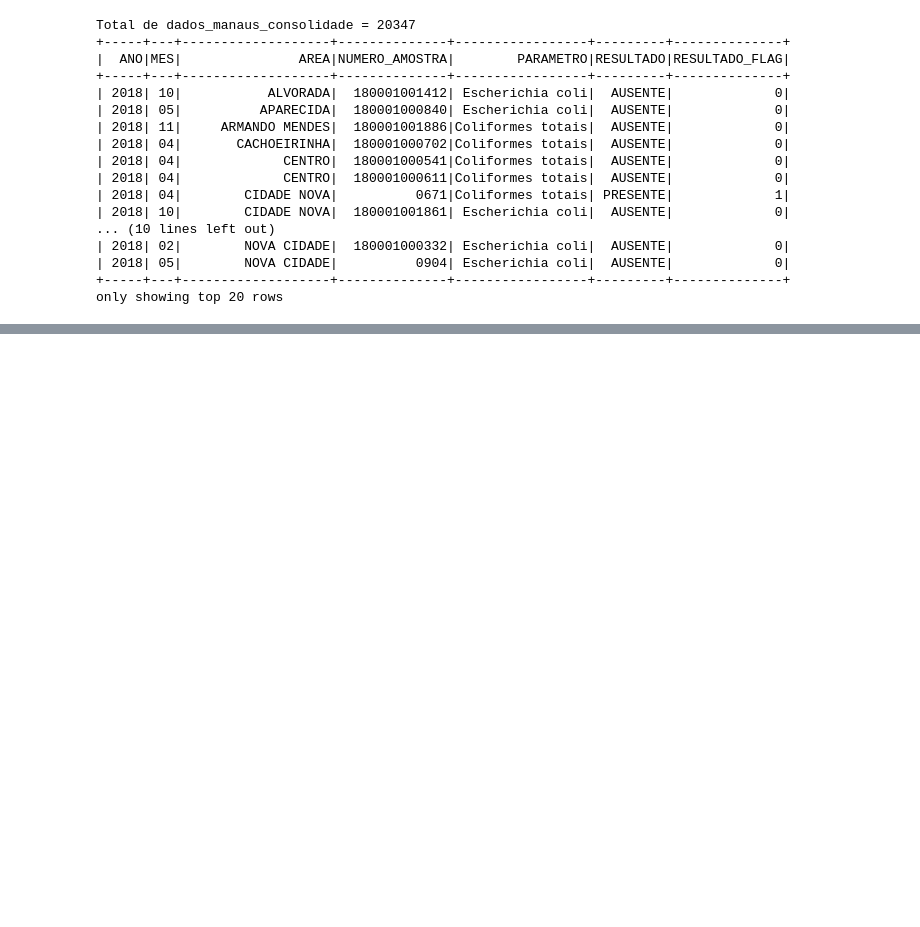
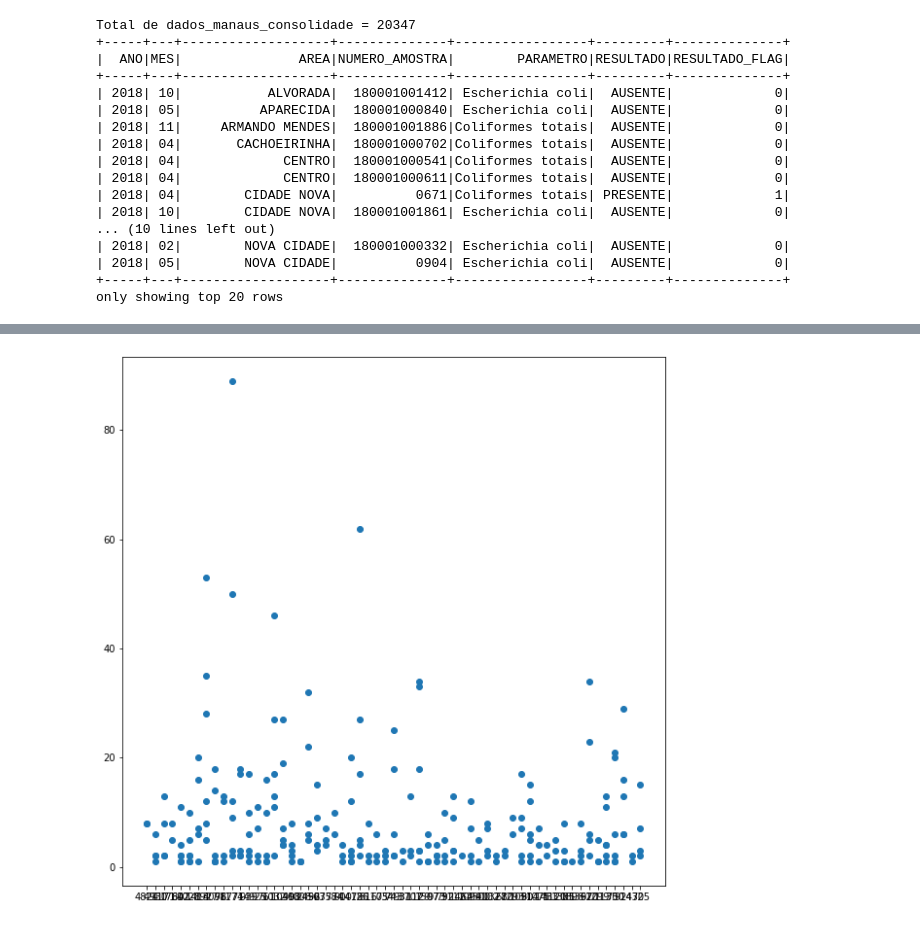
Before and after one commit to rmlessa/projeto_final, a Jupyter notebook: projeto_final.ipynb, the cells around one changed output, grey strips where cells are left out. Cells and saved outputs as stored; diff of their text form; code cells hidden in the pictures; blank space fills up the shorter version.

```diff
--- a/projeto_final.ipynb
+++ b/projeto_final.ipynb
@@ -530,3 +531,6 @@ Total de dados_manaus_consolidade = 20347
 | 2018| 05|        NOVA CIDADE|          0904| Escherichia coli|  AUSENTE|             0|
 +-----+---+-------------------+--------------+-----------------+---------+--------------+
 only showing top 20 rows
+# %%
+analise_amostras_bairro_janela = scSpark.sql("SELECT BAIRRO, ANO, PARAMETRO, TOTAL_DE_AMOSTRAS, RESULTADO, TOTAL_DE_BACT_PRESENTES, (CASE WHEN SHARE < 10.00 THEN CONCAT(LPAD(ROUND(SHARE,2),5,0),'%') ELSE CONCAT(ROUND(SHARE,2),'%') END) AS SHARE FROM (select distinct area as bairro, ano, parametro, count(numero_amostra) over (partition by area, ano, parametro) as total_de_amostras, resultado, count(resultado) over (partition by area, ano, parametro, resultado) as total_de_bact_presentes, (((count(resultado) over (partition by area, ano, parametro, resultado))/(count(numero_amostra) over (partition by area, ano, parametro)))*100) as share from vw_manaus_consolidado order by bairro, ano, parametro)")
+analise_amostras_bairro_janela.show()
@@ -537,0 +583,4 @@ analise_amostras_bairro = "select ano, bairro, count(*) qtd_"
+# %%
+#analise por ano - não bagunçar
+analise_amostras_bairro_janela = scSpark.sql("SELECT AGUAS.BAIRRO, ANO, PARAMETRO, TOTAL_DE_AMOSTRAS, QTD_AMOSTRAS_BAC_PRESENTES, CONCAT(SHARE,'%') AS PERCENTUAL_BAC_PRESENTE, (TOTAL_DE_AMOSTRAS - QTD_AMOSTRAS_BAC_PRESENTES) AS QTD_AMOSTRAS_BAC_AUSENTES, CONCAT(ROUND((100 - SHARE),2),'%') AS PERCENTUAL_BAC_AUSENTES, b.POPULACAO_IBGE_2010, b.RENDA_MENSAL_2010 FROM (SELECT BAIRRO, ANO, PARAMETRO, TOTAL_DE_AMOSTRAS, RESULTADO, QTD_AMOSTRAS_BAC_PRESENTES, ROUND(SHARE,2) AS SHARE FROM (select distinct area as bairro, ano, parametro, count(numero_amostra) over (partition by area, ano, parametro) as total_de_amostras, resultado, count(resultado) over (partition by area, ano, parametro, resultado) as qtd_amostras_bac_presentes, (((count(resultado) over (partition by area, ano, parametro, resultado))/(count(numero_amostra) over (partition by area, ano, parametro)))*100) as share from vw_manaus_consolidado order by bairro, ano, parametro)) AS AGUAS inner join vw_dados_soc_economicos_manaus b on AGUAS.bairro = b.bairro WHERE AGUAS.RESULTADO = 'PRESENTE' ORDER BY BAIRRO, ANO")
+analise_amostras_bairro_janela.show()
@@ -538,3 +593,4 @@ analise_amostras_bairro = "select ano, bairro, count(*) qtd_"
 # %%
 #transforma em dataframe padas
-df_dados_manaus_2020 = dados_manaus_2020.toPandas()
+df_amostras_percentual_cruzamento = analise_amostras_bairro_janela.toPandas()
+#df_dados_soc_economicos = dados_bairros_manaus.toPandas()
@@ -559,0 +610,6 @@ df_dados_manaus_2020.tail()
+# %%
+mat.pyplot.figure(figsize=(10, 10))
+mat.pyplot.scatter(df_amostras_percentual_cruzamento['RENDA_MENSAL_2010'],df_amostras_percentual_cruzamento['QTD_AMOSTRAS_BAC_PRESENTES'])
+mat.pyplot.show()
+# %% [output]
+[figure, added]
```
Also changed, not shown: parts of 18 cells of this notebook.
